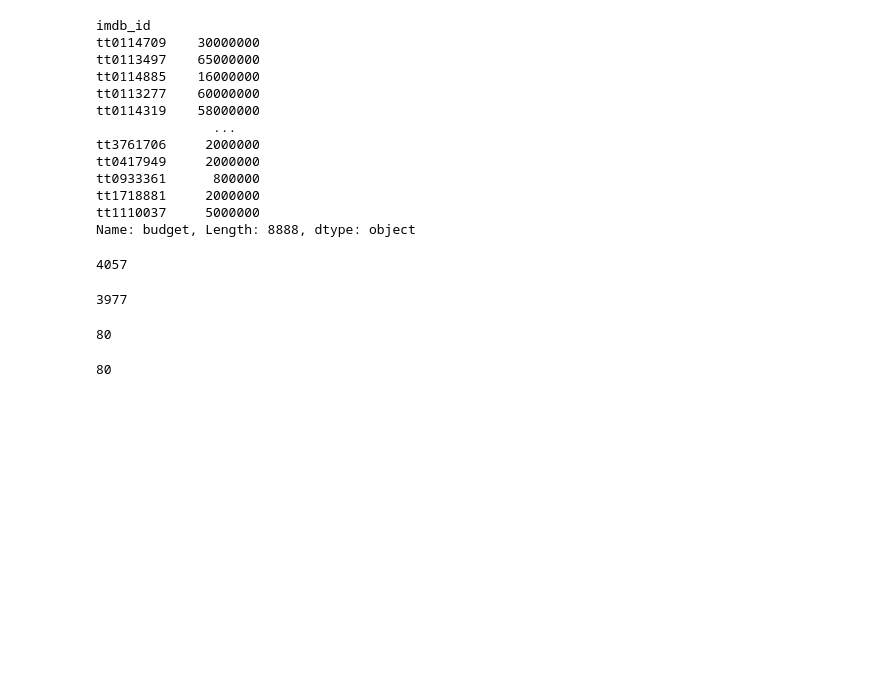
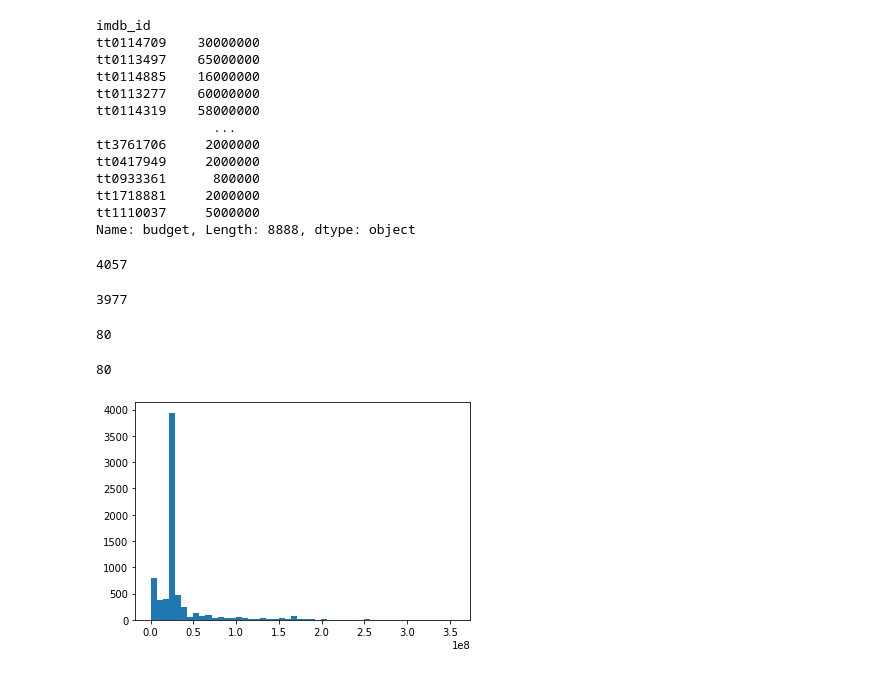
Before and after one commit to Ali-Setareh/Machine-learning-in-physics-Project, a Jupyter notebook: phase 3 - Neural Network/make v3 final data set.ipynb, the cells around one changed output. Saved outputs shown, nothing was run; the diff lists cells and outputs as text; code cells hidden in the pictures; blank space fills up the shorter version.

```diff
--- a/phase 3 - Neural Network/make v3 final data set.ipynb
+++ b/phase 3 - Neural Network/make v3 final data set.ipynb
@@ -126,3 +126,17 @@ len(a)
 80
 # %%
 df2.to_csv("final v3.csv")
+# %%
+df=pd.read_csv('final v3.csv',index_col=0)
+# %%
+from sklearn.experimental import enable_iterative_imputer
+from sklearn.impute import IterativeImputer
+
+imp_mean = IterativeImputer()
+nonless=pd.DataFrame(imp_mean.fit_transform(df),index=df.index , columns=df.columns)
+# %%
+import matplotlib.pyplot as plt
+plt.hist(nonless['Budget'],bins=50)
+plt.show()
+# %% [output]
+[figure, added]
```
Also changed, not shown: parts of 2 cells of this notebook.
